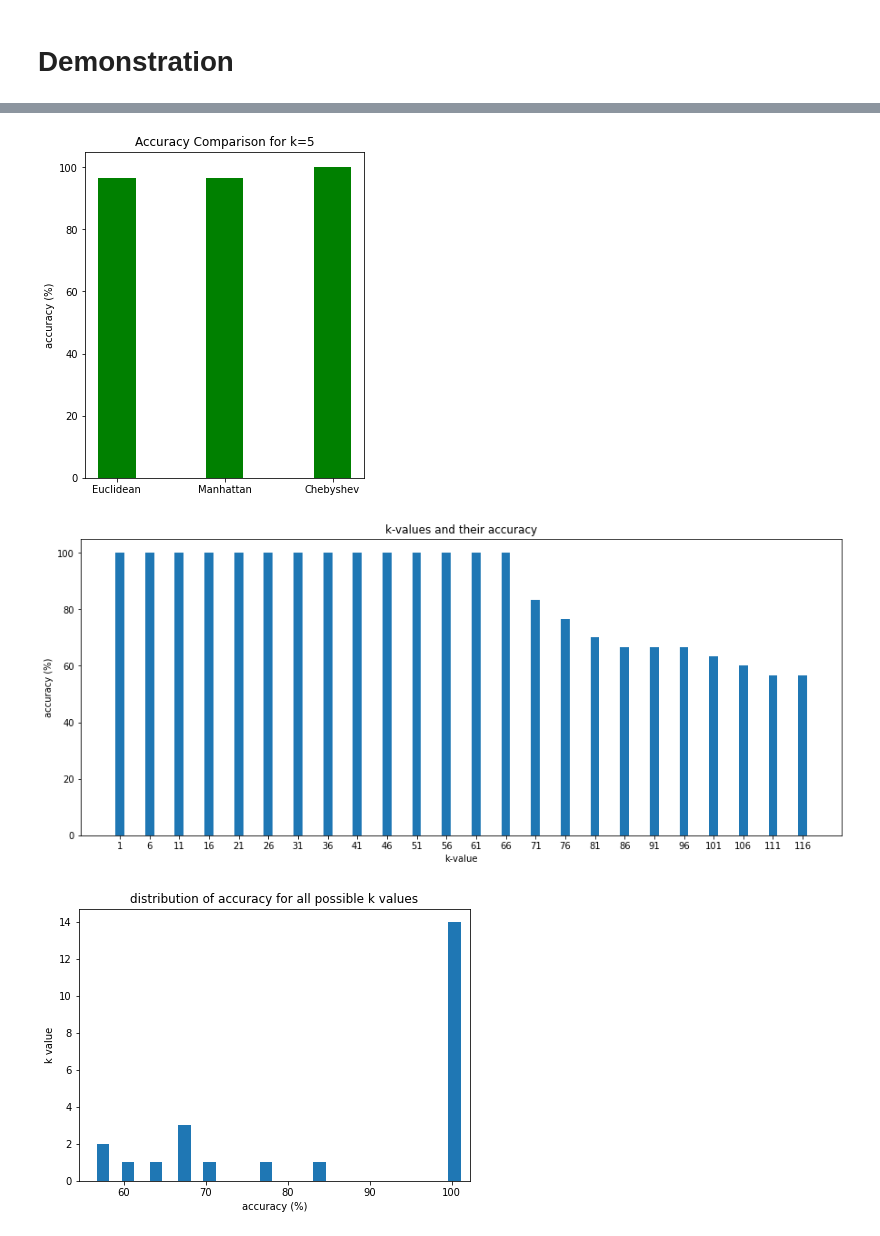
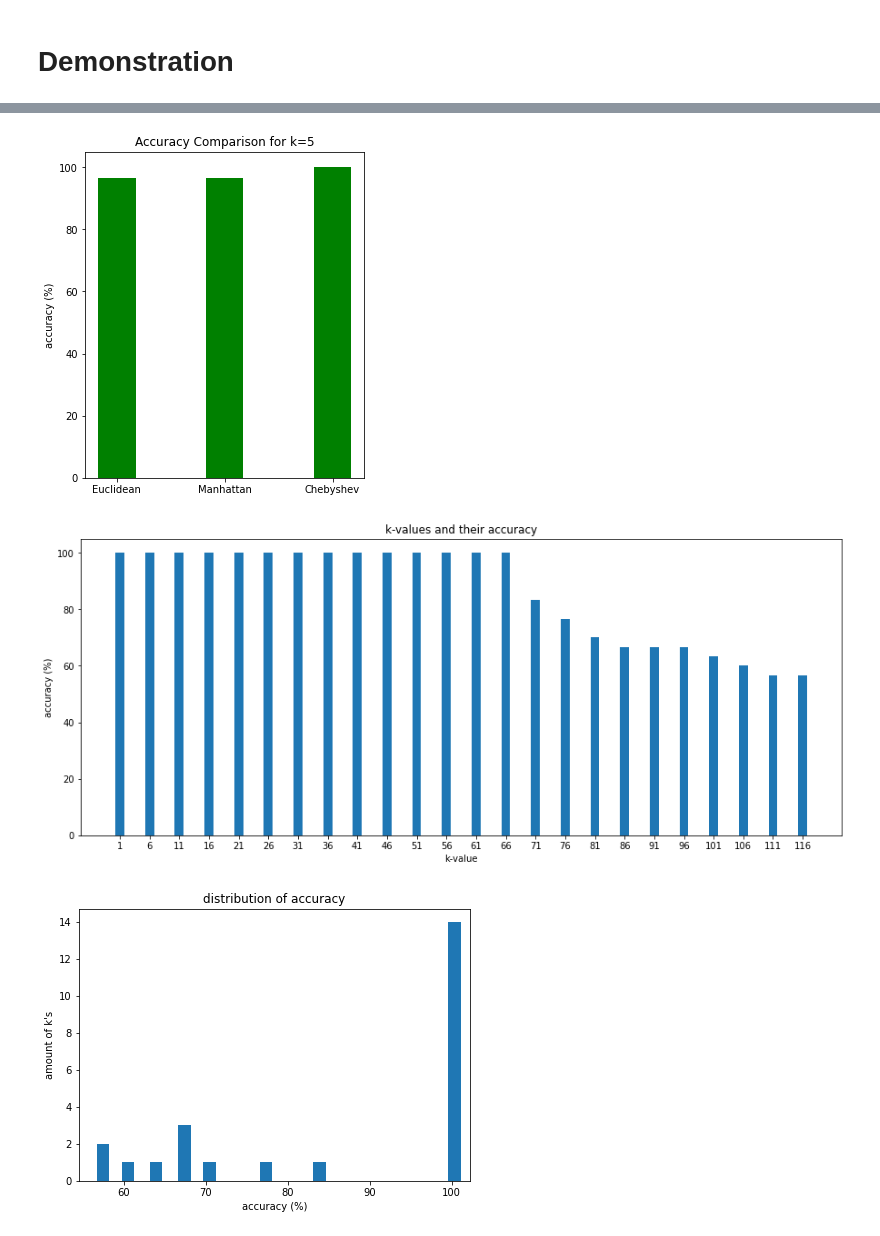
Before and after one commit to Azorios/PythonCourse, a Jupyter notebook: knn.ipynb, the cells around one changed output, grey strips where cells are left out. Drawn from its saved outputs; the diff is of its cells as text; code cells hidden in the pictures.

```diff
--- a/knn.ipynb
+++ b/knn.ipynb
@@ -18,7 +26,7 @@ def euclidean_distance(x1, x2):
     :param x2: point 2
     :return: euclidean distance of two given points x1,x2
     """
-    return np.sqrt(np.sum((x1 - x2) ** 2))
+    return np.sqrt(np.sum((x2 - x1) ** 2))
 # %% [markdown]
 ## Manhattan Distance
 # %%
@@ -58,12 +74,12 @@ def plot_acc_bar(acc_list, bins):
 # %%
 def plot_acc_hist(acc_list):
     """
-    plots distribution of accuracy for all possible k values
+    plots distribution of accuracy for the values of k
     :param acc_list: list of accuracies of the different distance functions
     """
     plt.figure(figsize=(7, 5))
-    plt.title("distribution of accuracy for all possible k values")
+    plt.title("distribution of accuracy")
     plt.xlabel("accuracy (%)")
-    plt.ylabel("k value")
+    plt.ylabel("amount of k's")
     plt.hist(acc_list, 100, width=1.5)
     plt.show()
@@ -169,7 +190,7 @@ class KNN:
         ax.legend([p], ['Test Data'])
         plt.show()
 
-    def compare_k(self):
+    def compare_k(self, step_size):
         """
         plots all possible values for k in steps of 5 in a histogram to compare which k values provide the best accuracy
         for the given dataset
@@ -179,7 +200,7 @@ class KNN:
 
         # calculate the accuracy values for different k values, save in list
         acc_list = []
-        for i in range(1, len(self.data_train)+1, 5):
+        for i in range(1, len(self.data_train)+1, step_size):
             # set k value to i
             self.k = i
 
@@ -193,7 +214,6 @@ class KNN:
         # plot histogram to compare accuracy levels with different k values
         plot_acc_bar(acc_list, len(self.data_train)-1)
         plot_acc_hist(acc_list)
-
 
     def compare_distance_function(self):
         """
@@ -223,22 +243,22 @@ class KNN:
 # %%
 if __name__ == '__main__':
     # create instance of class
     knn = KNN(5)
 
     # call function to start algorithm
     knn.knn()
 
     # plot data samples
     knn.plot_data()
 
     # compare different distance functions
     knn.compare_distance_function()
 
     # compare different k values
-    knn.compare_k()
+    knn.compare_k(5)
 # %% [output]
 [figure]
 [figure]
 [figure]
 [figure]
-[figure, old version]
+[figure, new version]
```
Also changed, not shown: parts of 10 cells of this notebook, 1 other file.
